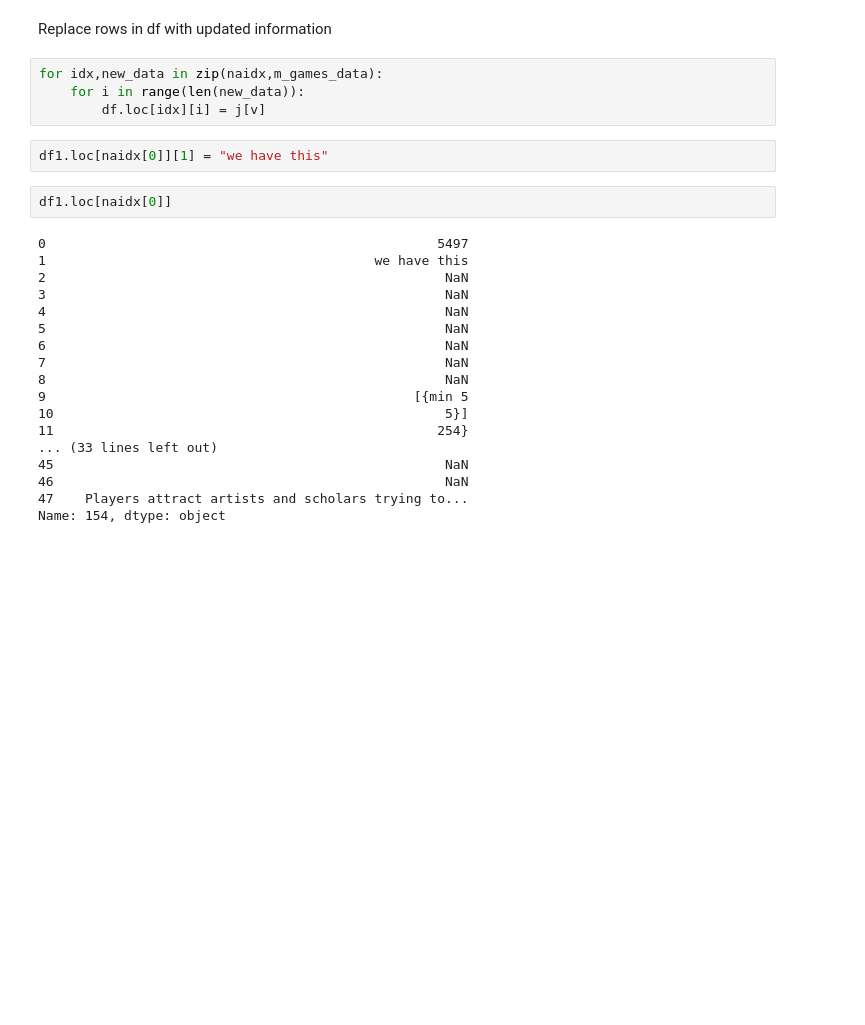
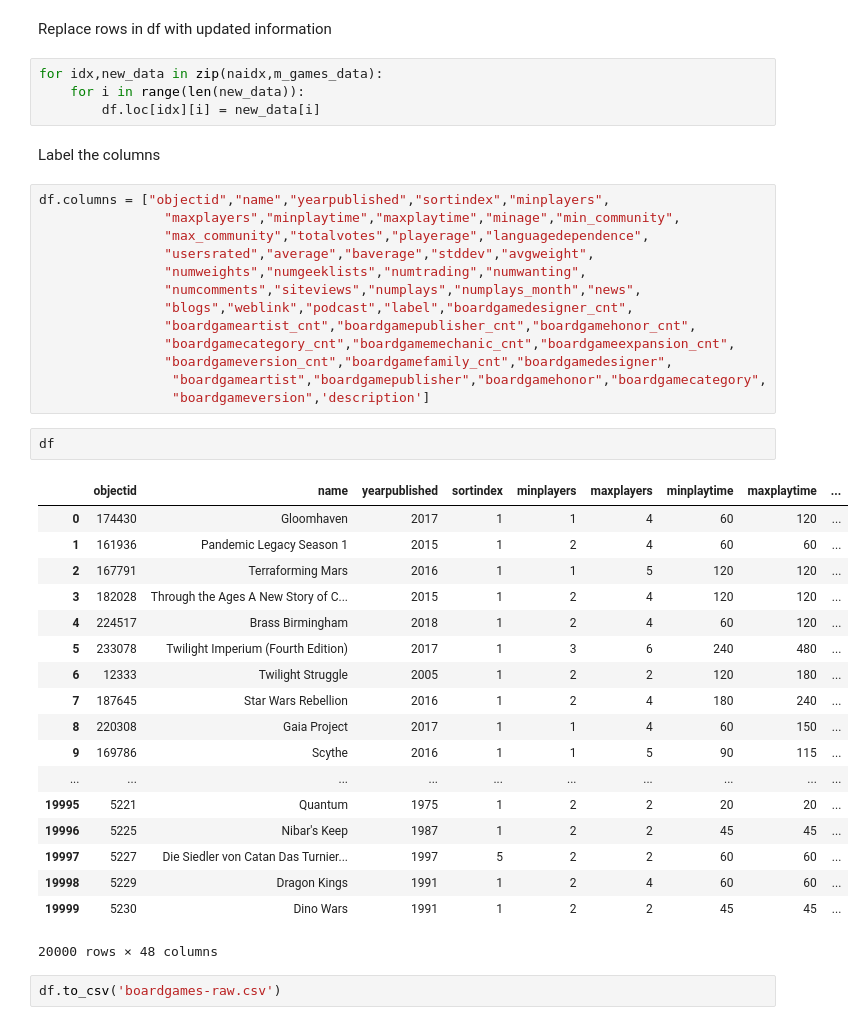
Before and after one commit to ExtraLime/boardgames, a Jupyter notebook: bgg-scrape.ipynb, the cells around one changed output. Cells and saved outputs as stored; diff of their text form; blank space fills up the shorter version.

Commit message:
cleaner data

```diff
--- a/bgg-scrape.ipynb
+++ b/bgg-scrape.ipynb
@@ -232,26 +232,42 @@ Replace rows in df with updated information
 # %%
 for idx,new_data in zip(naidx,m_games_data):
     for i in range(len(new_data)):
-        df.loc[idx][i] = j[v]
+        df.loc[idx][i] = new_data[i]
-# %%
-df1.loc[naidx[0]][1] = "we have this"
-# %%
-df1.loc[naidx[0]]
-# %% [output]
-0                                                  5497
-1                                          we have this
-2                                                   NaN
-3                                                   NaN
-4                                                   NaN
-5                                                   NaN
-6                                                   NaN
-7                                                   NaN
-8                                                   NaN
-9                                               [{min 5
-10                                                  5}]
-11                                                 254}
-... (33 lines left out)
-45                                                  NaN
-46                                                  NaN
-47    Players attract artists and scholars trying to...
-Name: 154, dtype: object
+# %% [markdown]
+Label the columns
+# %%
+df.columns = ["objectid","name","yearpublished","sortindex","minplayers",
+                "maxplayers","minplaytime","maxplaytime","minage","min_community",
+                "max_community","totalvotes","playerage","languagedependence",
+                "usersrated","average","baverage","stddev","avgweight",
+                "numweights","numgeeklists","numtrading","numwanting",
+                "numcomments","siteviews","numplays","numplays_month","news",
+                "blogs","weblink","podcast","label","boardgamedesigner_cnt",
+                "boardgameartist_cnt","boardgamepublisher_cnt","boardgamehonor_cnt",
+                "boardgamecategory_cnt","boardgamemechanic_cnt","boardgameexpansion_cnt",
+                "boardgameversion_cnt","boardgamefamily_cnt","boardgamedesigner",
+                 "boardgameartist","boardgamepublisher","boardgamehonor","boardgamecategory",
+                 "boardgameversion",'description']
+# %%
+df
+# %% [output]
+|  | objectid | name | yearpublished | sortindex | minplayers | maxplayers | minplaytime | maxplaytime | ... |
+| 0 | 174430 | Gloomhaven | 2017 | 1 | 1 | 4 | 60 | 120 | ... |
+| 1 | 161936 | Pandemic Legacy Season 1 | 2015 | 1 | 2 | 4 | 60 | 60 | ... |
+| 2 | 167791 | Terraforming Mars | 2016 | 1 | 1 | 5 | 120 | 120 | ... |
+| 3 | 182028 | Through the Ages A New Story of C... | 2015 | 1 | 2 | 4 | 120 | 120 | ... |
+| 4 | 224517 | Brass Birmingham | 2018 | 1 | 2 | 4 | 60 | 120 | ... |
+| 5 | 233078 | Twilight Imperium (Fourth Edition) | 2017 | 1 | 3 | 6 | 240 | 480 | ... |
+| 6 | 12333 | Twilight Struggle | 2005 | 1 | 2 | 2 | 120 | 180 | ... |
+| 7 | 187645 | Star Wars Rebellion | 2016 | 1 | 2 | 4 | 180 | 240 | ... |
+| 8 | 220308 | Gaia Project | 2017 | 1 | 1 | 4 | 60 | 150 | ... |
+| 9 | 169786 | Scythe | 2016 | 1 | 1 | 5 | 90 | 115 | ... |
+| ... | ... | ... | ... | ... | ... | ... | ... | ... | ... |
+| 19995 | 5221 | Quantum | 1975 | 1 | 2 | 2 | 20 | 20 | ... |
+| 19996 | 5225 | Nibar's Keep | 1987 | 1 | 2 | 2 | 45 | 45 | ... |
+| 19997 | 5227 | Die Siedler von Catan Das Turnier... | 1997 | 5 | 2 | 2 | 60 | 60 | ... |
+| 19998 | 5229 | Dragon Kings | 1991 | 1 | 2 | 4 | 60 | 60 | ... |
+| 19999 | 5230 | Dino Wars | 1991 | 1 | 2 | 2 | 45 | 45 | ... |
+20000 rows × 48 columns
+# %%
+df.to_csv('boardgames-raw.csv')
```
Also changed, not shown: 2 other files.
